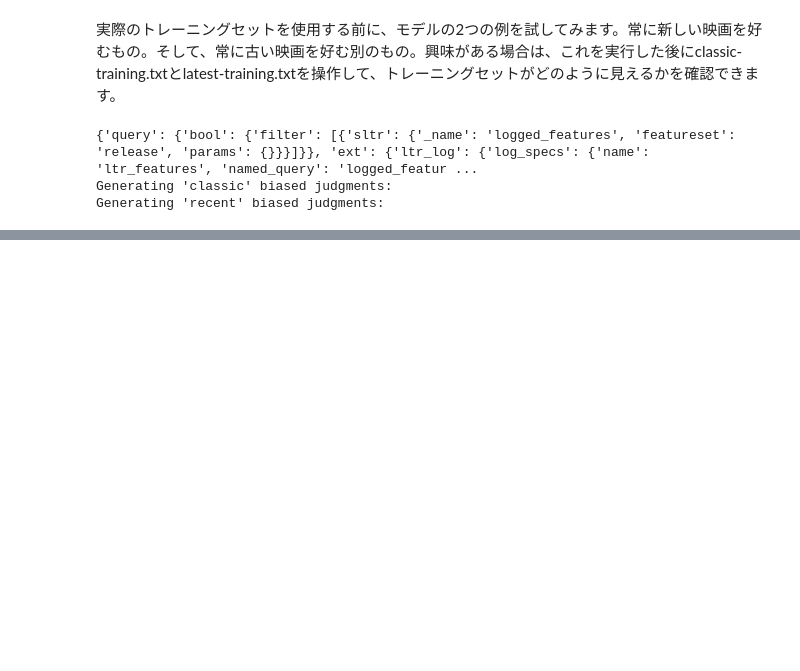
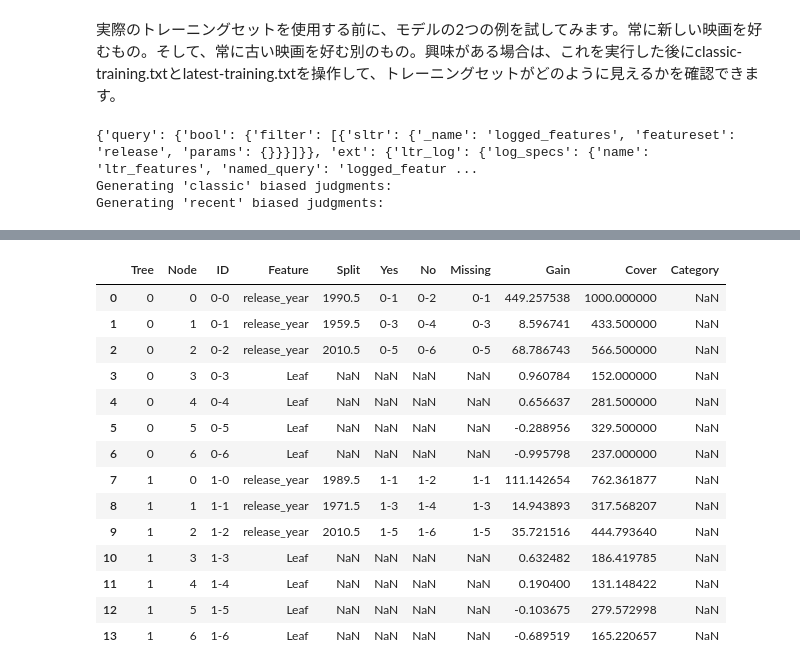
Before and after one commit to po3rin/python_playground, a Jupyter notebook: es-ltr/es-ltr.ipynb, the cells around one changed output, grey strips where cells are left out. Cells and saved outputs as stored; diff of their text form; code cells hidden in the pictures; blank space fills up the shorter version.

```diff
--- a/es-ltr/es-ltr.ipynb
+++ b/es-ltr/es-ltr.ipynb
@@ -217,0 +294,18 @@ Generating 'recent' biased judgments:
+# %%
+ranking_model.trees_to_dataframe()
+# %% [output]
+|  | Tree | Node | ID | Feature | Split | Yes | No | Missing | Gain | Cover | Category |
+| 0 | 0 | 0 | 0-0 | release_year | 1990.5 | 0-1 | 0-2 | 0-1 | 449.257538 | 1000.000000 | NaN |
+| 1 | 0 | 1 | 0-1 | release_year | 1959.5 | 0-3 | 0-4 | 0-3 | 8.596741 | 433.500000 | NaN |
+| 2 | 0 | 2 | 0-2 | release_year | 2010.5 | 0-5 | 0-6 | 0-5 | 68.786743 | 566.500000 | NaN |
+| 3 | 0 | 3 | 0-3 | Leaf | NaN | NaN | NaN | NaN | 0.960784 | 152.000000 | NaN |
+| 4 | 0 | 4 | 0-4 | Leaf | NaN | NaN | NaN | NaN | 0.656637 | 281.500000 | NaN |
+| 5 | 0 | 5 | 0-5 | Leaf | NaN | NaN | NaN | NaN | -0.288956 | 329.500000 | NaN |
+| 6 | 0 | 6 | 0-6 | Leaf | NaN | NaN | NaN | NaN | -0.995798 | 237.000000 | NaN |
+| 7 | 1 | 0 | 1-0 | release_year | 1989.5 | 1-1 | 1-2 | 1-1 | 111.142654 | 762.361877 | NaN |
+| 8 | 1 | 1 | 1-1 | release_year | 1971.5 | 1-3 | 1-4 | 1-3 | 14.943893 | 317.568207 | NaN |
+| 9 | 1 | 2 | 1-2 | release_year | 2010.5 | 1-5 | 1-6 | 1-5 | 35.721516 | 444.793640 | NaN |
+| 10 | 1 | 3 | 1-3 | Leaf | NaN | NaN | NaN | NaN | 0.632482 | 186.419785 | NaN |
+| 11 | 1 | 4 | 1-4 | Leaf | NaN | NaN | NaN | NaN | 0.190400 | 131.148422 | NaN |
+| 12 | 1 | 5 | 1-5 | Leaf | NaN | NaN | NaN | NaN | -0.103675 | 279.572998 | NaN |
+| 13 | 1 | 6 | 1-6 | Leaf | NaN | NaN | NaN | NaN | -0.689519 | 165.220657 | NaN |
```
Also changed, not shown: parts of 15 cells of this notebook, 3 other files.
